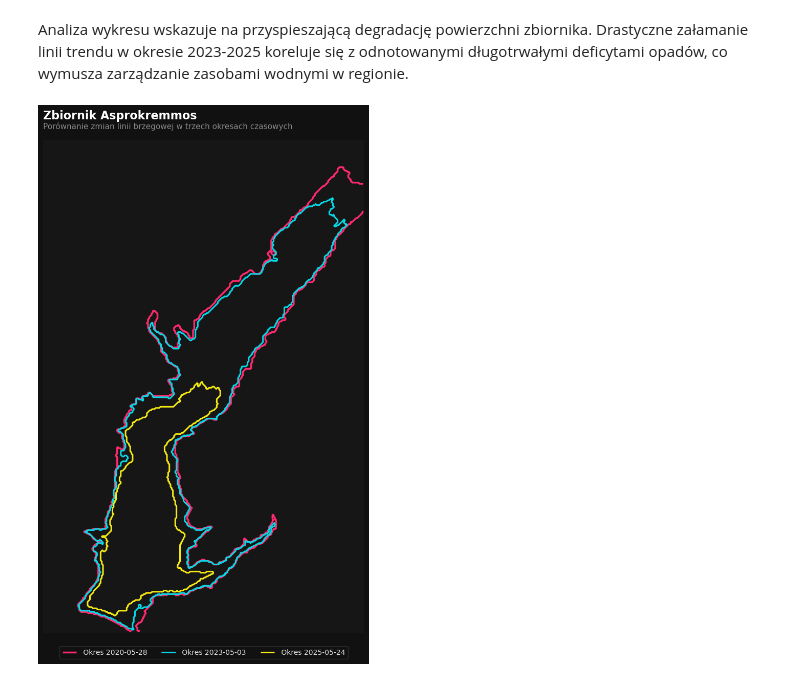
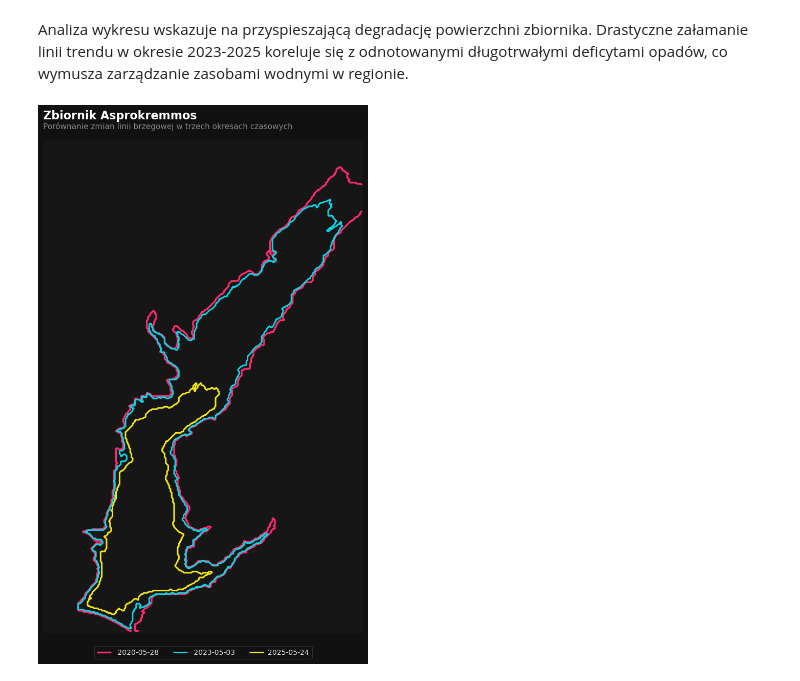
Before and after one commit to eskwarczek/SG_toolbox, a Jupyter notebook: projekt2_woda_Zuza.ipynb, the cells around one changed output. Drawn from its saved outputs; the diff is of its cells as text; code cells hidden in the pictures.

```diff
--- a/projekt2_woda_Zuza.ipynb
+++ b/projekt2_woda_Zuza.ipynb
@@ -423,6 +415,4 @@ plt.show()
 # %%
-# %%
-# --- WYKRES LINIOWY Z PUNKTAMI (W HEKTARACH) ---
 valid_pixels_1 = np.sum(valid_1)
 valid_pixels_2 = np.sum(valid_2)
 valid_pixels_3 = np.sum(valid_3)
@@ -433,23 +423,22 @@ area_ha_3 = ((water_pct_3 * valid_pixels_3) / 100.0) * 0.01
 
 plt.figure(figsize=(9, 5))
 
-# Dodano trzeci punkt pomiarowy (2025)
-lata_etykiety = [f"Maj/Czerw. 2020\n({date_1})", f"Maj/Czerw. 2023\n({date_2})", f"Maj/Czerw. 2025\n({date_3})"]
+lata_etykiety = [f"Maj 2020\n({date_1})", f"Maj 2023\n({date_2})", f"Maj 2025\n({date_3})"]
 wartosci_ha = [area_ha_1, area_ha_2, area_ha_3]
 
-# Rysowanie linii trendu z dużymi kropkami
+# linia trendu z kropkami
 plt.plot(lata_etykiety, wartosci_ha, color="#1E90FF", linestyle="-", linewidth=3,
          marker="o", markersize=10, markerfacecolor="darkblue", markeredgecolor="black", zorder=3)
 
-# Dodanie podpisów z wartością nad punktami (ha)
+# podpisy z wartością nad punktami (ha)
 for i, txt in enumerate(wartosci_ha):
     plt.annotate(f"{txt:.1f} ha", (lata_etykiety[i], wartosci_ha[i]),
                  textcoords="offset points", xytext=(0, 12), ha='center', fontweight='bold', fontsize=10)
 
-plt.title("Zmiana rzeczywistej powierzchni lustra wody", fontsize=12, fontweight='bold', pad=15)
-plt.ylabel("Powierzchnia zbiornika (hektary)", fontsize=10)
+plt.title("Zmiana powierzchni lustra wody", fontsize=12, fontweight='bold', pad=15)
+plt.ylabel("Powierzchnia zbiornika [ha]", fontsize=10)
 
-# Dynamiczny margines dla osi Y, żeby napisy nie uciekały poza wykres
+# dynamiczny margines dla osi Y, żeby napisy nie uciekały poza wykres
 plt.ylim(min(wartosci_ha) - (max(wartosci_ha)*0.1), max(wartosci_ha) + (max(wartosci_ha)*0.1))
 
 plt.grid(True, linestyle='--', alpha=0.5, zorder=0)
@@ -472,12 +461,12 @@ def remove_small_objects(mask, min_size=150):
     cleaned_mask = size_mask[labeled_array]
     return cleaned_mask.astype(float)
 
-# --- 1. AGRESYWNE ODSZUMIANIE ---
+# odszumianie
 ultra_clean_1 = remove_small_objects(water_mask_1, min_size=150)
 ultra_clean_2 = remove_small_objects(water_mask_2, min_size=150)
 ultra_clean_3 = remove_small_objects(water_mask_3, min_size=150)
 
-# --- AUTOMATYCZNE WYPOŚRODKOWANIE ---
+# wyśrodkowanie
 y_indices, x_indices = np.where((ultra_clean_1 > 0) | (ultra_clean_2 > 0) | (ultra_clean_3 > 0))
 
 if len(x_indices) > 0 and len(y_indices) > 0:
@@ -488,73 +477,59 @@ else:
     x_min, x_max = 0, ultra_clean_1.shape[1]
     y_min, y_max = 0, ultra_clean_1.shape[0]
 
-# --- NOWOCZESNE STYLIZOWANIE WYKRESU ---
-plt.style.use("dark_background")
-
-# Zwiększono wysokość (z 10 na 11), aby zrobić fizyczne miejsce na legendę u dołu
 fig, ax = plt.subplots(figsize=(8, 11), facecolor="#111111")
 ax.set_facecolor("#161616")
 
-# Rysujemy kontury
+# rysowanie konturów
 contour_1 = ax.contour(ultra_clean_1, levels=[0.5], colors="#FF2A6D", linewidths=2.5)
 contour_2 = ax.contour(ultra_clean_2, levels=[0.5], colors="#05D9E8", linewidths=2.2)
 contour_3 = ax.contour(ultra_clean_3, levels=[0.5], colors="#F5EA14", linewidths=2.2)
 
-# --- BLOKADA PROPORCJI I KADROWANIE ---
+# blokada proporcji i kadrowanie
 ax.set_aspect('equal')
 ax.set_xlim(x_min, x_max)
 ax.set_ylim(y_max, y_min)
 
-# --- CAŁKOWITE UKRYCIE OSI ---
+# ukrywanie osi
 ax.get_xaxis().set_visible(False)
 ax.get_yaxis().set_visible(False)
 for spine in ax.spines.values():
     spine.set_visible(False)
 
-# --- TYTUŁ I PODTYTUŁ ---
-plt.title(
-    "Zbiornik Asprokremmos",
-    fontsize=16, fontweight='bold', pad=30, color="white", loc="left"
-)
-ax.text(
-    0.0, 1.02, "Porównanie zmian linii brzegowej w trzech okresach czasowych",
-    transform=ax.transAxes, fontsize=11, color="#888888", va="bottom", ha="left"
-)
+# tytuł i podtytuł
+plt.title("Zbiornik Asprokremmos", fontsize=16, fontweight='bold', pad=30, color="white", loc="left")
 
-# --- PRZYGOTOWANIE LEGENDY ---
+ax.text(0.0, 1.02, "Porównanie zmian linii brzegowej w trzech okresach czasowych", transform=ax.transAxes, fontsize=11, color="#888888", va="bottom", ha="left")
+
+# przygotowanie legendy
 line_1, _ = contour_1.legend_elements()
 line_2, _ = contour_2.legend_elements()
 line_3, _ = contour_3.legend_elements()
 lines = [line_1[0], line_2[0], line_3[0]]
-labels = [f" Okres {date_1}", f" Okres {date_2}", f" Okres {date_3}"]
+labels = [f" {date_1}", f" {date_2}", f"{date_3}"]
 
-# --- POPRAWIONA LEGENDA (WYSUNIĘTA POD WYKRES) ---
+# legenda wsunięta pod wykres
 legend = ax.legend(
     lines, labels,
     loc="upper center",
-    bbox_to_anchor=(0.5, -0.02), # Zmiana pozycji: ujemna wartość wysuwa ją całkowicie pod spód mapy
+    bbox_to_anchor=(0.5, -0.02), # ujemna wartość wysuwa legendę pod spód mapy
     ncol=3,
     fontsize=10,
     frameon=True,
     facecolor="#111111",
     edgecolor="#333333",
     framealpha=0.9,
     handletextpad=0.6,
     columnspacing=2.0
 )
 
 for text in legend.get_texts():
     text.set_color("#E0E0E0")
 
-# Wymuszenie dopasowania z uwzględnieniem elementów zewnętrznych
 plt.tight_layout()
-
-# Jeśli zapisujesz do pliku, bbox_inches="tight" zapobiegnie ucięciu dolnej legendy:
-# plt.savefig("asprokremmos.png", bbox_inches="tight", dpi=300)
-
 plt.show()
 # %% [output]
-[figure, old version]
+[figure, new version]
 # %% [markdown]
 #### Wnioski
 Wykres przedstawia porównanie poziomu wody w trzech analizowanych latach: 2020, 2023 oraz 2025. Dostrzegalne są wyraźne zmiany linii brzegowej, które najbardziej widoczne są w 2025.
```
Also changed, not shown: parts of 16 cells of this notebook.
